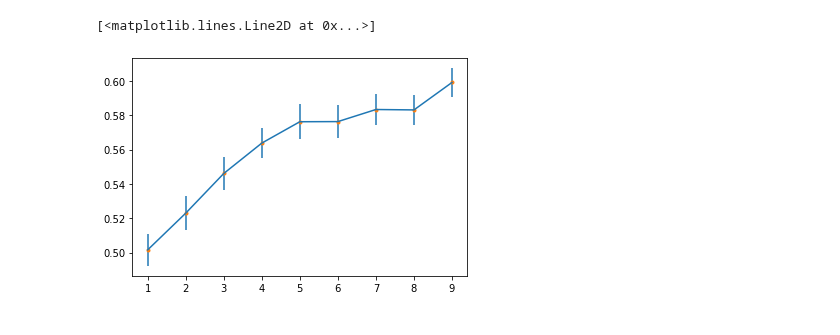
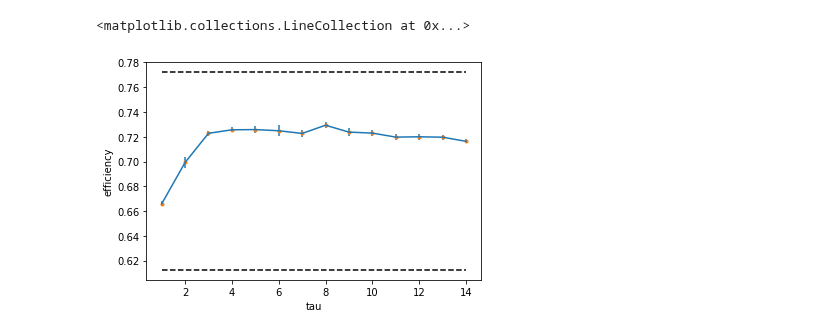
Before and after one commit to nhat-le/switching-simulations, a Jupyter notebook: matchingSimulationsPython.ipynb, the cells around one changed output. Saved outputs shown, nothing was run; the diff lists cells and outputs as text; code cells hidden in the pictures.

```diff
--- a/matchingSimulationsPython.ipynb
+++ b/matchingSimulationsPython.ipynb
@@ -81,3 +58,15 @@ def simulate_piecewise_agent(tau):
     exp = Experiment(agent, world)
     exp.run()
     return agent.find_efficiency()
+# %%
+# Simulate a random agent for baseline performance
+N = 10
+results_random = []
+for iter in range(N):
+    prob = simulate_agent('ConstantProb', tau=1)
+    results_random.append(prob)
+
+plt.plot(np.random.rand(len(results_random)), results_random, '.')
+plt.title('constant prob')
+plt.ylabel('efficiency')
+print('mean = ', np.mean(results_random), 'std = ', np.std(results_random))
@@ -83,0 +76,13 @@ def simulate_piecewise_agent(tau):
+# %%
+# Simulate a clairvoyant agent for baseline performance
+N = 10
+results_clairvoyant = []
+for iter in range(N):
+    prob = simulate_agent('PiecewiseConstantProb', tau=1)
+    results_clairvoyant.append(prob)
+
+plt.plot(np.random.rand(len(results_clairvoyant)), results_clairvoyant, '.')
+plt.title('clairvoyant agent')
+plt.ylabel('efficiency')
+
+print('mean = ', np.mean(results_clairvoyant), 'std = ', np.std(results_clairvoyant))
@@ -84,8 +92,10 @@ def simulate_piecewise_agent(tau):
 # %%
-taulst = np.arange(1, 10)
-N = 100
+# Test the Local Matching agent with various values of tau
+taulst = np.arange(1, 15)
+N = 10
 results = np.zeros((len(taulst), N))
 for idx, tau in enumerate(taulst):
+    print(idx)
     for iter in range(N):
-        prob = simulate_local_agent(tau)
+        prob = simulate_agent('LocalMatching', tau=tau)
         results[idx, iter] = prob
@@ -92,6 +117,13 @@ for idx, tau in enumerate(taulst):
 # %%
+# Plot the results!
 plt.errorbar(taulst, np.mean(results, axis=1), np.std(results, axis=1) / np.sqrt(N))
 plt.plot(taulst, np.mean(results, axis=1), '.')
+plt.ylabel('efficiency')
+plt.xlabel('tau')
+
+# Plot baseline performances
+plt.hlines(np.mean(results_clairvoyant), min(taulst), max(taulst), linestyles='--')
+plt.hlines(np.mean(results_random), min(taulst), max(taulst), linestyles='--')
 # %% [output]
-[<matplotlib.lines.Line2D at 0x...>]
+<matplotlib.collections.LineCollection at 0x...>
-[figure, old version]
+[figure, new version]
```
Also changed, not shown: parts of 22 cells of this notebook, 1 other file.
